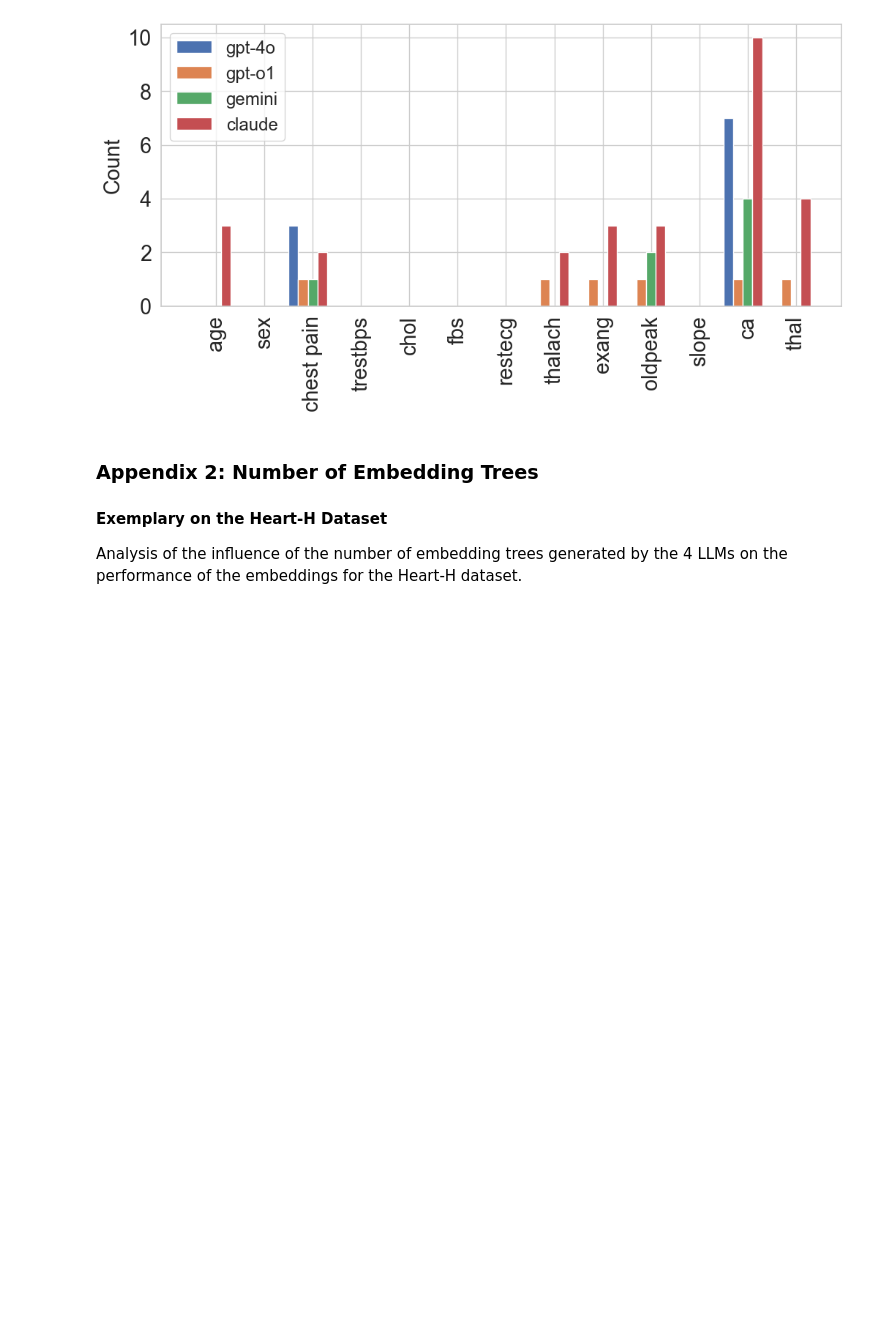
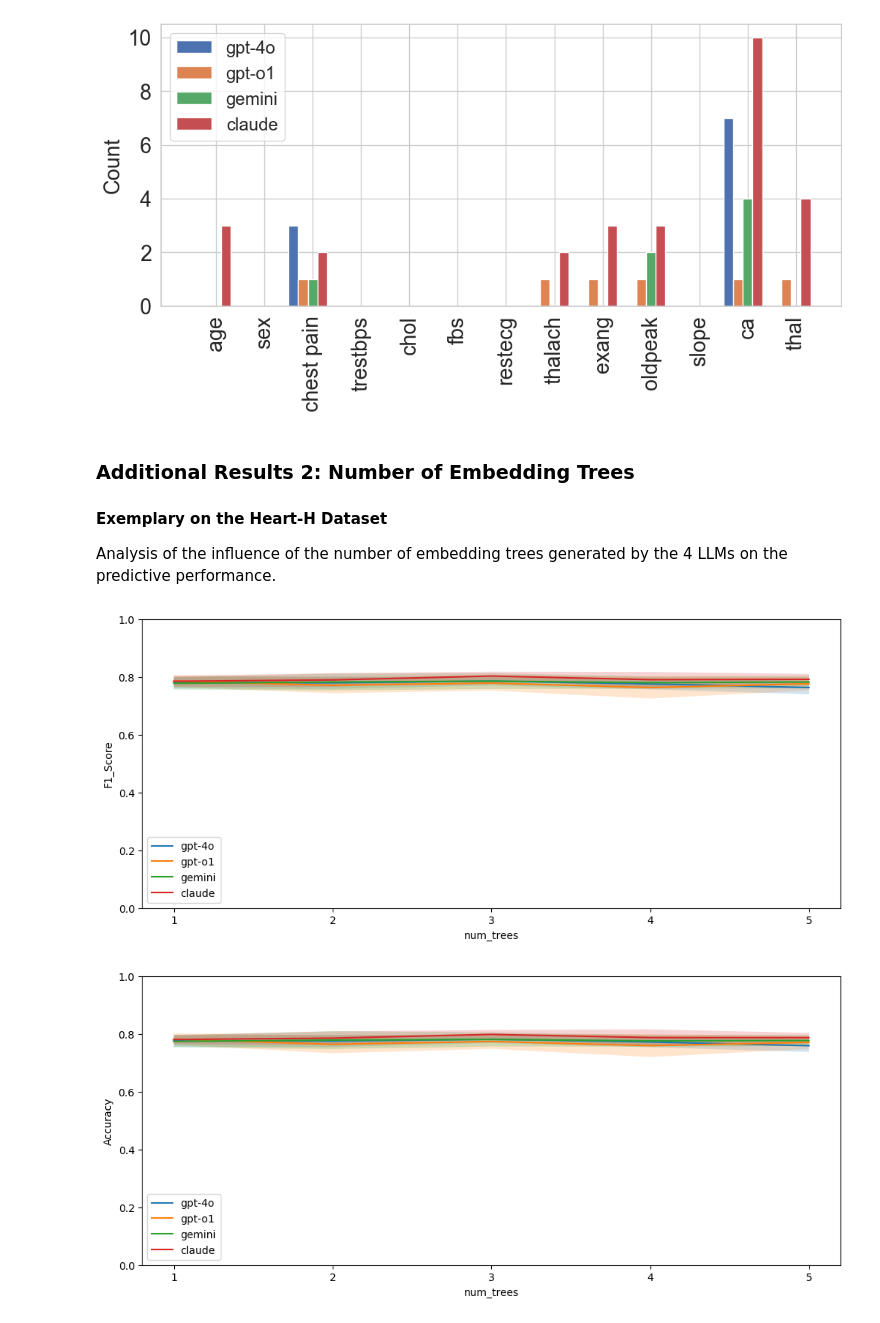
Before and after one commit to steroSterka/llm-trees, a Jupyter notebook: ecml_evalutation.ipynb, the cells around one changed output. Saved outputs shown, nothing was run; the diff lists cells and outputs as text; code cells hidden in the pictures; blank space fills up the shorter version.

Commit message:
added additional analysis plots in ecml_evaluation.ipynb

```diff
--- a/ecml_evalutation.ipynb
+++ b/ecml_evalutation.ipynb
@@ -427,7 +427,17 @@ feature_count_analysis(dataset, num_trees)
 Figure saved to: ../plots/key_count_heart_h_5.png
 [figure]
 # %% [markdown]
-### Appendix 2: Number of Embedding Trees
+### Additional Results 2: Number of Embedding Trees
 #### Exemplary on the Heart-H Dataset
 
-Analysis of the influence of the number of embedding trees generated by the 4 LLMs on the performance of the embeddings for the Heart-H dataset.
+Analysis of the influence of the number of embedding trees generated by the 4 LLMs on the predictive performance.
+# %%
+result_path_number_of_trees_embeddings = "./results/ablations/setting_3_optimal_number_of_trees_embeddings.csv"
+dataset = "heart_h"
+x_param = "num_trees"
+
+for y_metric in ["f1_score", "accuracy"]:
+    number_of_trees_vs_acc(result_path_number_of_trees_embeddings, dataset, x_param, y_metric, split="67/33", save_path=None)
+# %% [output]
+[figure, added]
+[figure, added]
```
Also changed, not shown: parts of 1 cell of this notebook.
